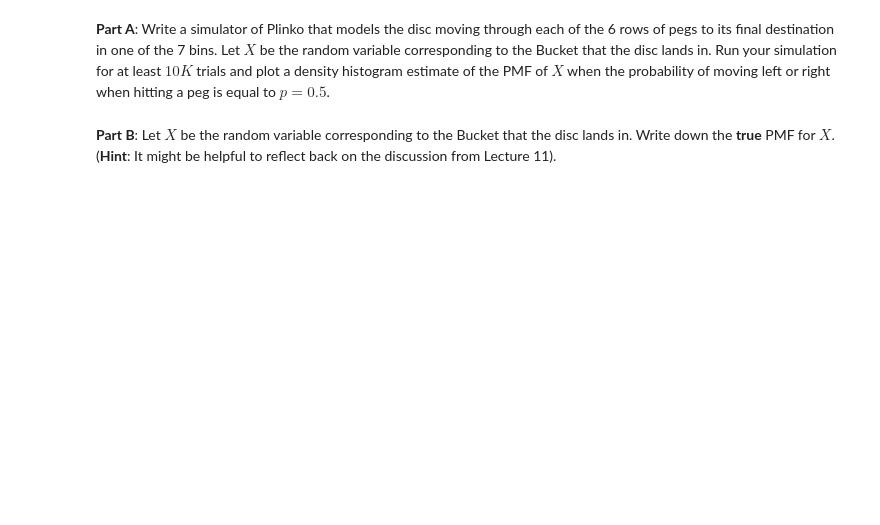
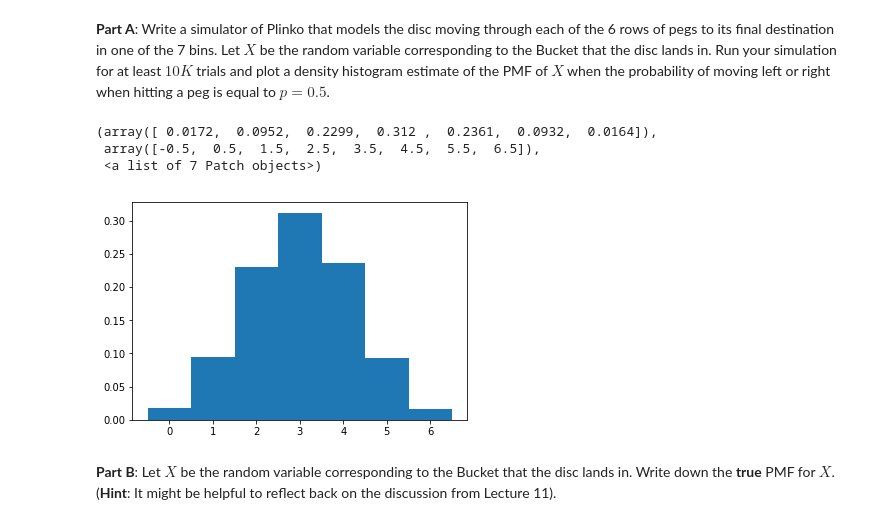
Before and after one commit to kicksent/csci3022-Trierweiler, a Jupyter notebook: homework/homework4/hmwk04_Lastname_Firstname.ipynb, the cells around one changed output. Cells and saved outputs as stored; diff of their text form; code cells hidden in the pictures; blank space fills up the shorter version.

```diff
--- a/homework/homework4/hmwk04_Lastname_Firstname.ipynb
+++ b/homework/homework4/hmwk04_Lastname_Firstname.ipynb
@@ -116,5 +206,24 @@ For instance, the following board depicts a Plinko game with boundaries at $0.5$
 ![alt text](http://danlarremore.com/misc/plinko2.png)
 # %% [markdown]
 **Part A**: Write a simulator of Plinko that models the disc moving through each of the 6 rows of pegs to its final destination in one of the 7 bins. Let $X$ be the random variable corresponding to the Bucket that the disc lands in. Run your simulation for at least $10K$ trials and plot a density histogram estimate of the PMF of $X$ when the probability of moving left or right when hitting a peg is equal to $p = 0.5$.
+# %%
+def plinko(x, lowerbound = None, upperbound = None):
+    rows = 0
+    while(rows<6):
+        if(x):
+            choice = np.random.choice([-.5, .5], p=[.5, .5])
+            x += choice
+        rows+=1
+        #print(x)
+
+    return(x)
+
+res = np.array([plinko(3) for i in range(10000)])
+plt.hist(res, bins=[-0.5,0.5,1.5,2.5,3.5,4.5,5.5,6.5], normed=True)
+# %% [output]
+(array([ 0.0172,  0.0952,  0.2299,  0.312 ,  0.2361,  0.0932,  0.0164]),
+ array([-0.5,  0.5,  1.5,  2.5,  3.5,  4.5,  5.5,  6.5]),
+ <a list of 7 Patch objects>)
+[figure, added]
 # %% [markdown]
 **Part B**: Let $X$ be the random variable corresponding to the Bucket that the disc lands in.  Write down the **true** PMF for $X$. (**Hint**: It might be helpful to reflect back on the discussion from Lecture 11).
```
Also changed, not shown: parts of 27 cells of this notebook, 2 other files.
